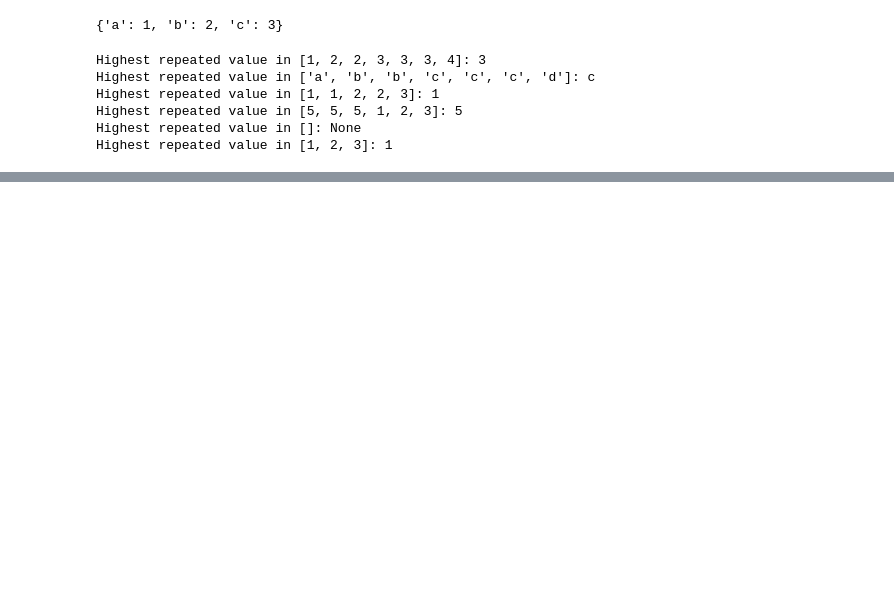
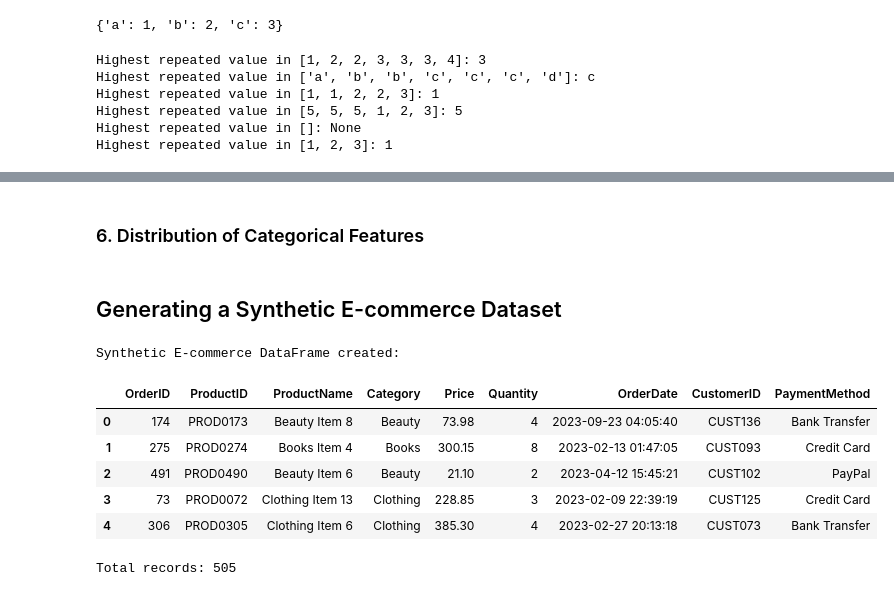
Before and after one commit to Bibhuti-MLAI/Python-Coding-Interview, a Jupyter notebook: Practice.ipynb, the cells around one changed output, grey strips where cells are left out. Saved outputs shown, nothing was run; the diff lists cells and outputs as text; code cells hidden in the pictures; blank space fills up the shorter version.

```diff
--- a/Practice.ipynb
+++ b/Practice.ipynb
@@ -1385,0 +1525,76 @@ Highest repeated value in [1, 2, 3]: 1
+# %% [markdown]
+### 6. Distribution of Categorical Features
+# %% [markdown]
+## Generating a Synthetic E-commerce Dataset
+# %%
+import numpy as np
+import pandas as pd
+
+def generate_ecommerce_data(num_records=1000):
+    np.random.seed(42)
+
+    # Generate Product IDs
+    product_ids = [f'PROD{i:04d}' for i in range(num_records)]
+
+    # Generate Product Categories
+    categories = ['Electronics', 'Clothing', 'Home Goods', 'Books', 'Groceries', 'Beauty']
+    product_categories = np.random.choice(categories, num_records)
+
+    # Generate Product Names (simple examples)
+    product_names = [f'{cat} Item {np.random.randint(1, 20)}' for cat in product_categories]
+
+    # Generate Prices (float)
+    prices = np.round(np.random.uniform(5.0, 500.0, num_records), 2)
+
+    # Generate Quantities (integer)
+    quantities = np.random.randint(1, 10, num_records)
+
+    # Generate Order Dates
+    start_date = pd.Timestamp('2023-01-01')
+    end_date = pd.Timestamp('2023-12-31')
+    dates = pd.to_datetime(start_date + (end_date - start_date) * np.random.rand(num_records))
+
+    # Generate Customer IDs
+    customer_ids = [f'CUST{i:03d}' for i in np.random.randint(1, 200, num_records)]
+
+    # Generate Payment Methods
+    payment_methods = ['Credit Card', 'PayPal', 'Debit Card', 'Bank Transfer']
+    payment_method = np.random.choice(payment_methods, num_records)
+
+    # Introduce some duplicates for demonstration
+    df_synthetic = pd.DataFrame({
+        'OrderID': range(1, num_records + 1),
+        'ProductID': product_ids,
+        'ProductName': product_names,
+        'Category': product_categories,
+        'Price': prices,
+        'Quantity': quantities,
+        'OrderDate': dates,
+        'CustomerID': customer_ids,
+        'PaymentMethod': payment_method
+    })
+
+    # Add a few explicit duplicates
+    duplicate_rows = df_synthetic.sample(n=5, random_state=1)
+    df_synthetic = pd.concat([df_synthetic, duplicate_rows], ignore_index=True)
+
+    # Shuffle the DataFrame to mix duplicates
+    df_synthetic = df_synthetic.sample(frac=1, random_state=42).reset_index(drop=True)
+
+    return df_synthetic
+
+# Generate the synthetic e-commerce DataFrame
+ecommerce_df = generate_ecommerce_data(num_records=500)
+
+print("Synthetic E-commerce DataFrame created:")
+display(ecommerce_df.head())
+print(f"Total records: {len(ecommerce_df)}")
+# %% [output]
+Synthetic E-commerce DataFrame created:
+|  | OrderID | ProductID | ProductName | Category | Price | Quantity | OrderDate | CustomerID | PaymentMethod |
+| 0 | 174 | PROD0173 | Beauty Item 8 | Beauty | 73.98 | 4 | 2023-09-23 04:05:40 | CUST136 | Bank Transfer |
+| 1 | 275 | PROD0274 | Books Item 4 | Books | 300.15 | 8 | 2023-02-13 01:47:05 | CUST093 | Credit Card |
+| 2 | 491 | PROD0490 | Beauty Item 6 | Beauty | 21.10 | 2 | 2023-04-12 15:45:21 | CUST102 | PayPal |
+| 3 | 73 | PROD0072 | Clothing Item 13 | Clothing | 228.85 | 3 | 2023-02-09 22:39:19 | CUST125 | Credit Card |
+| 4 | 306 | PROD0305 | Clothing Item 6 | Clothing | 385.30 | 4 | 2023-02-27 20:13:18 | CUST073 | Bank Transfer |
+Total records: 505
```
Also changed, not shown: parts of 31 cells of this notebook.
